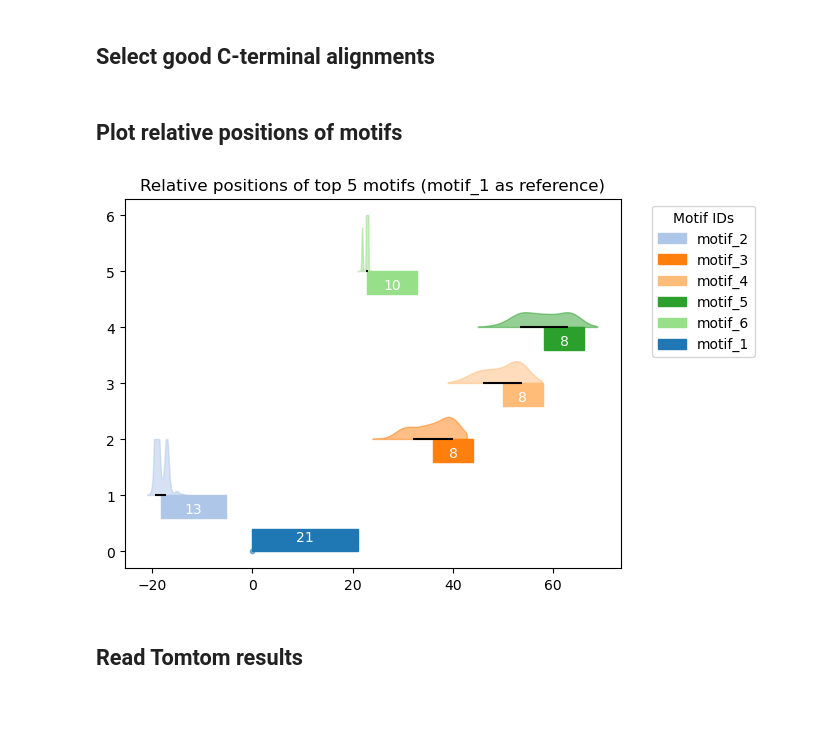
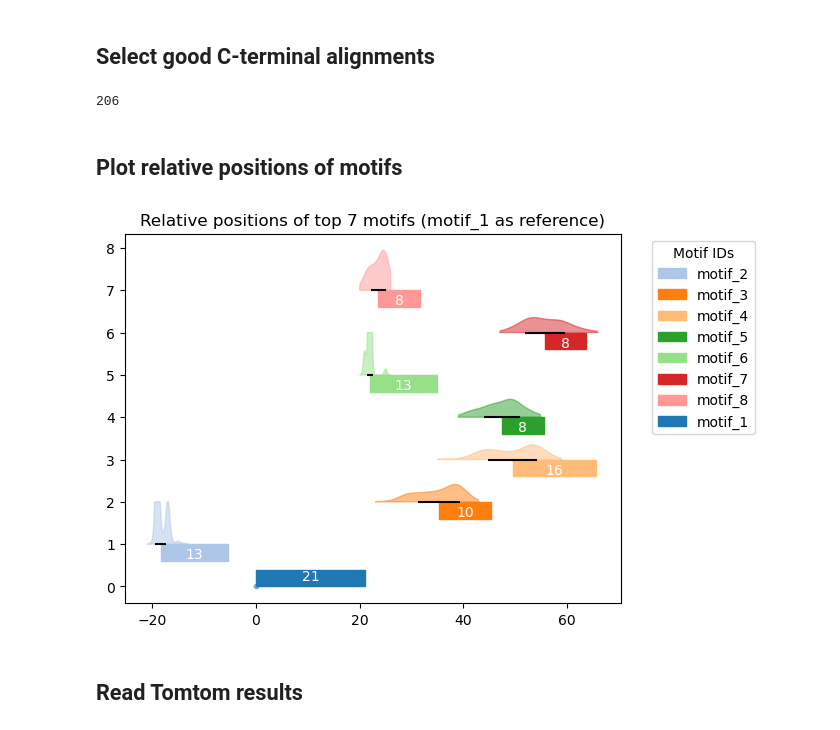
Before and after one commit to Delft-iGEM/utp-sequence-analysis, a Jupyter notebook: motifs.ipynb, the cells around one changed output. Cells and saved outputs as stored; diff of their text form; code cells hidden in the pictures.

Commit message:
clean up motif discovery

```diff
--- a/motifs.ipynb
+++ b/motifs.ipynb
@@ -12,19 +12,27 @@ from scipy.stats import gaussian_kde
 # %% [markdown]
 ## Select good C-terminal alignments
 # %%
-aligns = AlignIO.read("utp-data/c-term-with-cialign.fasta", "fasta")
-align_len = len(aligns[0].seq)
+all_aligns = AlignIO.read("ucyn-a_enriched/ucyn-a_enriched_cobalt_cleaned.fa", "fasta")
 
-# remove gaps
-for align in aligns:
+c_term_start = 880
+c_term_end = 1010
+align_len = c_term_end - c_term_start
+
+good_aligns = []
+for align in all_aligns:
+    full_id = align.id
     id = " ".join(align.description.split(" ")[1:])
     align.id = id
     align.description = ""
-    seq_no_gaps = Seq("".join([char for char in align.seq if char != "-"]))
-    align.seq = seq_no_gaps
+    seq = str(align.seq)
+    c_term_seq = seq[c_term_start:c_term_end+1]
+    c_term_no_gaps = "".join([char for char in c_term_seq if char != "-"])
+    if len(c_term_no_gaps) / align_len > 0.6:
+        good_aligns.append(SeqIO.SeqRecord(Seq(seq[c_term_start:]), id=id, description=""))
 
-good_aligns = [align for align in aligns if len(align.seq)/align_len > 0.6]
-SeqIO.write(good_aligns, "utp-data/c-term-with-cialign-no-gaps.fasta", "fasta")
+SeqIO.write(good_aligns, "utp-data/good-c-term.fasta", "fasta")
+# %% [output]
+206
 # %% [markdown]
 ## Plot relative positions of motifs
 # %%
@@ -50,7 +58,7 @@ def compute_relative_positions(scanned_sites, reference_motif="motif_1"):
     ]
     return relative_position_occurrances
 
-def plot_motif_positions(relative_position_occurrances, meme_xml, top_n=5):
+def plot_motif_positions(relative_position_occurrances, meme_xml, top_n=5, plot_density=True):
     motifs = sorted(list(set(( motif for _, motif, _ in relative_position_occurrances  ))), key=lambda motif: int(motif.split("_")[1]))
 
     relative_positions = [[] for _ in motifs]
@@ -68,54 +76,48 @@ def plot_motif_positions(relative_position_occurrances, meme_xml, top_n=5):
         mean_pos = np.mean(rel_pos)
         std_pos = np.std(rel_pos)
 
-        # print(f"Motif {motif}")
-        # print(f"\tcount: {len(rel_pos)}")
-        # print(f"\tmean: {mean_pos}")
-        # print(f"\tstd: {std_pos}")
-        # print(f"\tmin: {min(rel_pos)}")
-        # print(f"\tmax: {max(rel_pos)}")
-        # print()
-
         base_y = idx + 1
         rect = plt.Rectangle((mean_pos, base_y - 0.4), width=len(motif_seqs[motif]), height=0.4, color=cmap(base_y), label=motif)
         ax.add_patch(rect)
         ax.text(mean_pos + len(motif_seqs[motif])/2, base_y-0.25, f"{len(motif_seqs[motif])}", ha="center", va="center", color="white")
 
         ax.hlines(base_y, mean_pos - std_pos, mean_pos + std_pos, color="black")
-        kde = gaussian_kde(rel_pos)
-        x = np.linspace(min(rel_pos) - 1, max(rel_pos) + 1, 100)
-        y = kde(x) * 4
-        y = np.clip(y, 0, 1)
-        y[0] = 0
-        y[-1] = 0
-        ax.fill(x, base_y + y, color=cmap(base_y), alpha=0.5)
+
+        if plot_density:
+            kde = gaussian_kde(rel_pos)
+            x = np.linspace(min(rel_pos) - 1, max(rel_pos) + 1, 100)
+            y = kde(x) * 4
+            y = np.clip(y, 0, 1)
+            y[0] = 0
+            y[-1] = 0
+            ax.fill(x, base_y + y, color=cmap(base_y), alpha=0.5)
 
     # Draw reference motif
     rect = plt.Rectangle(
         (0, 0),
         width=len(motif_seqs["motif_1"]),
         height=0.4,
         color=cmap(0),
         label="motif_1",
     )
     ax.add_patch(rect)
     plt.scatter(0, 0, color=cmap(0), alpha=0.5, s=10)
     ax.text(len(motif_seqs["motif_1"]) / 2, 0.25, f"{len(motif_seqs['motif_1'])}", ha="center", va="center", color="white")
     # ax.vlines(len(motif_seqs["motif_1"]), 0, len(top_5_mean_positions)+1, color=cmap(0), linestyle="--", alpha=0.5)
     # ax.vlines(0, 0, len(top_5_mean_positions)+1, color=cmap(0), linestyle="--", alpha=0.5)
 
 
-    ax.set_title("Relative positions of top 5 motifs (motif_1 as reference)")
+    ax.set_title(f"Relative positions of top {top_n} motifs (motif_1 as reference)")
     ax.legend(title="Motif IDs", bbox_to_anchor=(1.05, 1), loc="upper left")
     plt.show()
 
-file_path = 'utp-data/meme_out/meme.xml'
+file_path = 'utp-data/meme/meme_gb.xml'
 meme_xml = parse_xml_motifs(file_path)
 scanned_sites = extract_scanned_sites(meme_xml)
 relative_position_occurrances = compute_relative_positions(scanned_sites)
-plot_motif_positions(relative_position_occurrances, meme_xml)
+plot_motif_positions(relative_position_occurrances, meme_xml, top_n=7, plot_density=True)
 # %% [output]
-[figure, old version]
+[figure, new version]
 # %% [markdown]
 ## Read Tomtom results
 # %%
```
Also changed, not shown: 24 other files.
